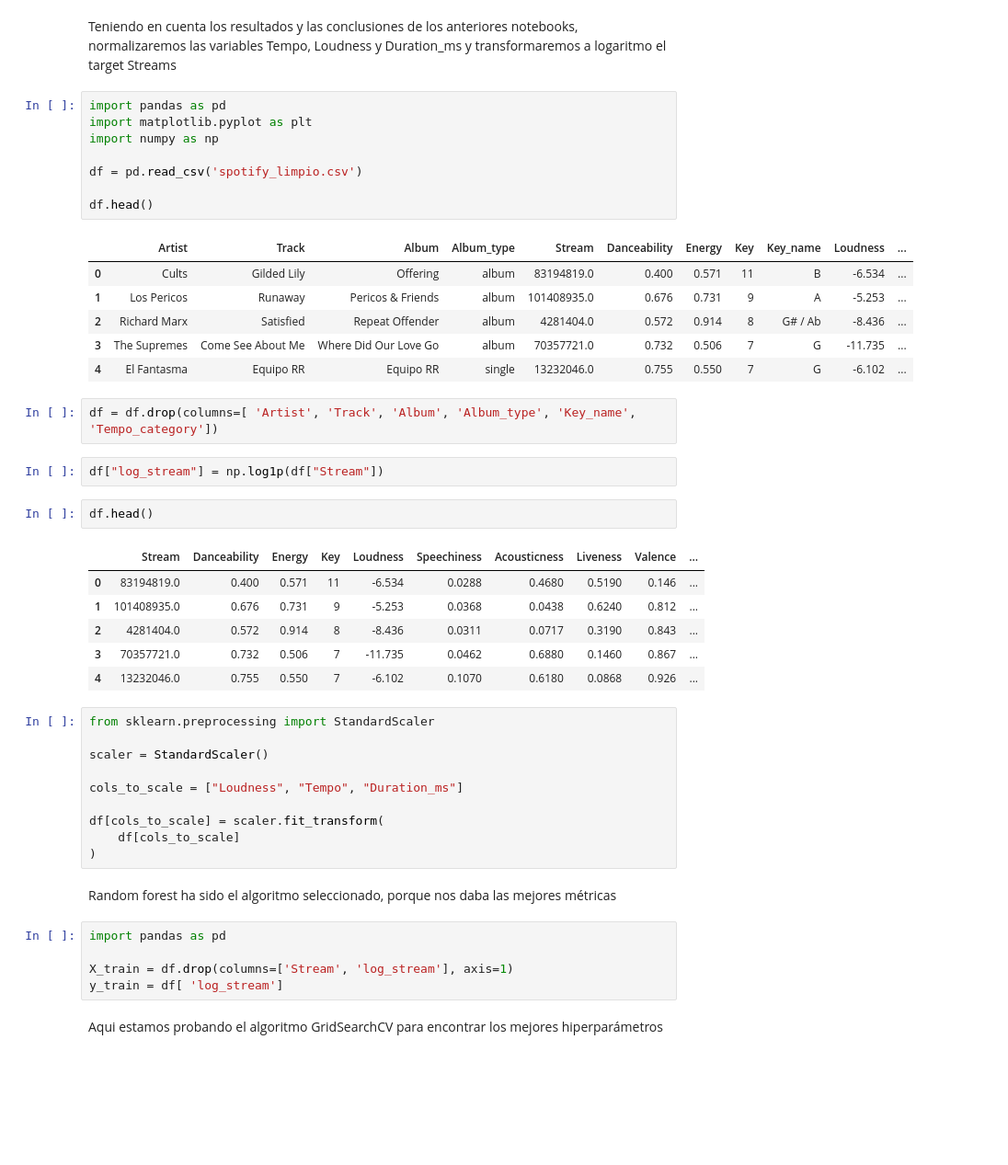
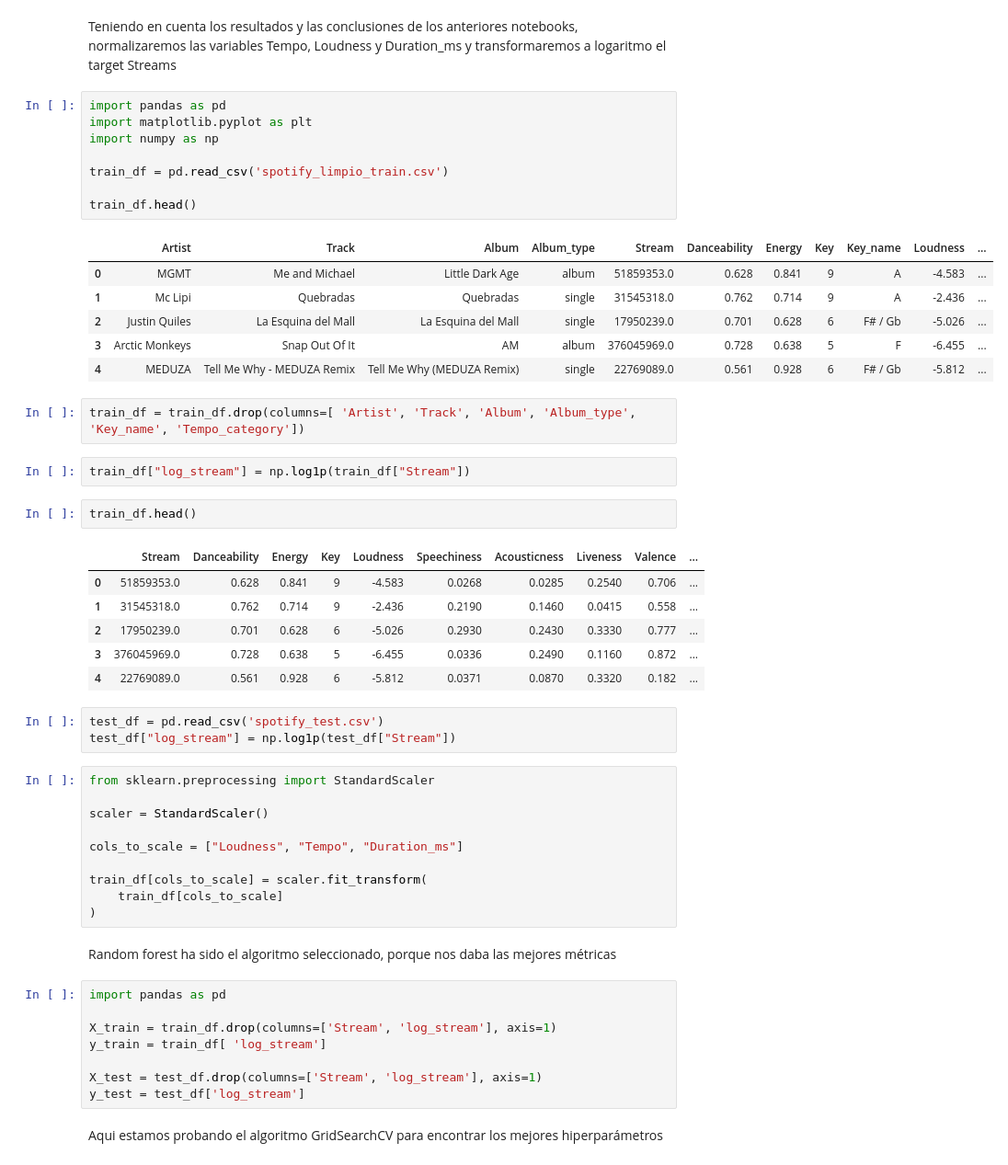
Before and after one commit to mariabarberoc/aprendizaje_automatico_proyecto, a Jupyter notebook: 03_modelo_final.ipynb, the cells around one changed output. Shown at 92% size. Cells and saved outputs as stored; diff of their text form; blank space fills up the shorter version.

```diff
--- a/03_modelo_final.ipynb
+++ b/03_modelo_final.ipynb
@@ -3,31 +3,34 @@ Teniendo en cuenta los resultados y las conclusiones de los anteriores notebooks
 # %%
 import pandas as pd
 import matplotlib.pyplot as plt
 import numpy as np
 
-df = pd.read_csv('spotify_limpio.csv')
+train_df = pd.read_csv('spotify_limpio_train.csv')
 
-df.head()
+train_df.head()
 # %% [output]
 |  | Artist | Track | Album | Album_type | Stream | Danceability | Energy | Key | Key_name | Loudness | ... |
-| 0 | Cults | Gilded Lily | Offering | album | 83194819.0 | 0.400 | 0.571 | 11 | B | -6.534 | ... |
-| 1 | Los Pericos | Runaway | Pericos & Friends | album | 101408935.0 | 0.676 | 0.731 | 9 | A | -5.253 | ... |
-| 2 | Richard Marx | Satisfied | Repeat Offender | album | 4281404.0 | 0.572 | 0.914 | 8 | G# / Ab | -8.436 | ... |
-| 3 | The Supremes | Come See About Me | Where Did Our Love Go | album | 70357721.0 | 0.732 | 0.506 | 7 | G | -11.735 | ... |
-| 4 | El Fantasma | Equipo RR | Equipo RR | single | 13232046.0 | 0.755 | 0.550 | 7 | G | -6.102 | ... |
+| 0 | MGMT | Me and Michael | Little Dark Age | album | 51859353.0 | 0.628 | 0.841 | 9 | A | -4.583 | ... |
+| 1 | Mc Lipi | Quebradas | Quebradas | single | 31545318.0 | 0.762 | 0.714 | 9 | A | -2.436 | ... |
+| 2 | Justin Quiles | La Esquina del Mall | La Esquina del Mall | single | 17950239.0 | 0.701 | 0.628 | 6 | F# / Gb | -5.026 | ... |
+| 3 | Arctic Monkeys | Snap Out Of It | AM | album | 376045969.0 | 0.728 | 0.638 | 5 | F | -6.455 | ... |
+| 4 | MEDUZA | Tell Me Why - MEDUZA Remix | Tell Me Why (MEDUZA Remix) | single | 22769089.0 | 0.561 | 0.928 | 6 | F# / Gb | -5.812 | ... |
 # %%
-df = df.drop(columns=[ 'Artist', 'Track', 'Album', 'Album_type', 'Key_name', 'Tempo_category'])
+train_df = train_df.drop(columns=[ 'Artist', 'Track', 'Album', 'Album_type', 'Key_name', 'Tempo_category'])
 # %%
-df["log_stream"] = np.log1p(df["Stream"])
+train_df["log_stream"] = np.log1p(train_df["Stream"])
 # %%
-df.head()
+train_df.head()
 # %% [output]
 |  | Stream | Danceability | Energy | Key | Loudness | Speechiness | Acousticness | Liveness | Valence | ... |
-| 0 | 83194819.0 | 0.400 | 0.571 | 11 | -6.534 | 0.0288 | 0.4680 | 0.5190 | 0.146 | ... |
-| 1 | 101408935.0 | 0.676 | 0.731 | 9 | -5.253 | 0.0368 | 0.0438 | 0.6240 | 0.812 | ... |
-| 2 | 4281404.0 | 0.572 | 0.914 | 8 | -8.436 | 0.0311 | 0.0717 | 0.3190 | 0.843 | ... |
-| 3 | 70357721.0 | 0.732 | 0.506 | 7 | -11.735 | 0.0462 | 0.6880 | 0.1460 | 0.867 | ... |
-| 4 | 13232046.0 | 0.755 | 0.550 | 7 | -6.102 | 0.1070 | 0.6180 | 0.0868 | 0.926 | ... |
+| 0 | 51859353.0 | 0.628 | 0.841 | 9 | -4.583 | 0.0268 | 0.0285 | 0.2540 | 0.706 | ... |
+| 1 | 31545318.0 | 0.762 | 0.714 | 9 | -2.436 | 0.2190 | 0.1460 | 0.0415 | 0.558 | ... |
+| 2 | 17950239.0 | 0.701 | 0.628 | 6 | -5.026 | 0.2930 | 0.2430 | 0.3330 | 0.777 | ... |
+| 3 | 376045969.0 | 0.728 | 0.638 | 5 | -6.455 | 0.0336 | 0.2490 | 0.1160 | 0.872 | ... |
+| 4 | 22769089.0 | 0.561 | 0.928 | 6 | -5.812 | 0.0371 | 0.0870 | 0.3320 | 0.182 | ... |
+# %%
+test_df = pd.read_csv('spotify_test.csv')
+test_df["log_stream"] = np.log1p(test_df["Stream"])
 # %%
 from sklearn.preprocessing import StandardScaler
 
@@ -35,16 +38,19 @@ scaler = StandardScaler()
 
 cols_to_scale = ["Loudness", "Tempo", "Duration_ms"]
 
-df[cols_to_scale] = scaler.fit_transform(
-    df[cols_to_scale]
+train_df[cols_to_scale] = scaler.fit_transform(
+    train_df[cols_to_scale]
 )
 # %% [markdown]
 Random forest ha sido el algoritmo seleccionado, porque nos daba las mejores métricas
 # %%
 import pandas as pd
 
-X_train = df.drop(columns=['Stream', 'log_stream'], axis=1)
-y_train = df[ 'log_stream']
+X_train = train_df.drop(columns=['Stream', 'log_stream'], axis=1)
+y_train = train_df[ 'log_stream']
+
+X_test = test_df.drop(columns=['Stream', 'log_stream'], axis=1)
+y_test = test_df['log_stream']
 # %% [markdown]
 Aqui estamos probando el algoritmo GridSearchCV para encontrar los mejores hiperparámetros
 # %%
```
Also changed, not shown: parts of 1 cell of this notebook, 4 other files.
